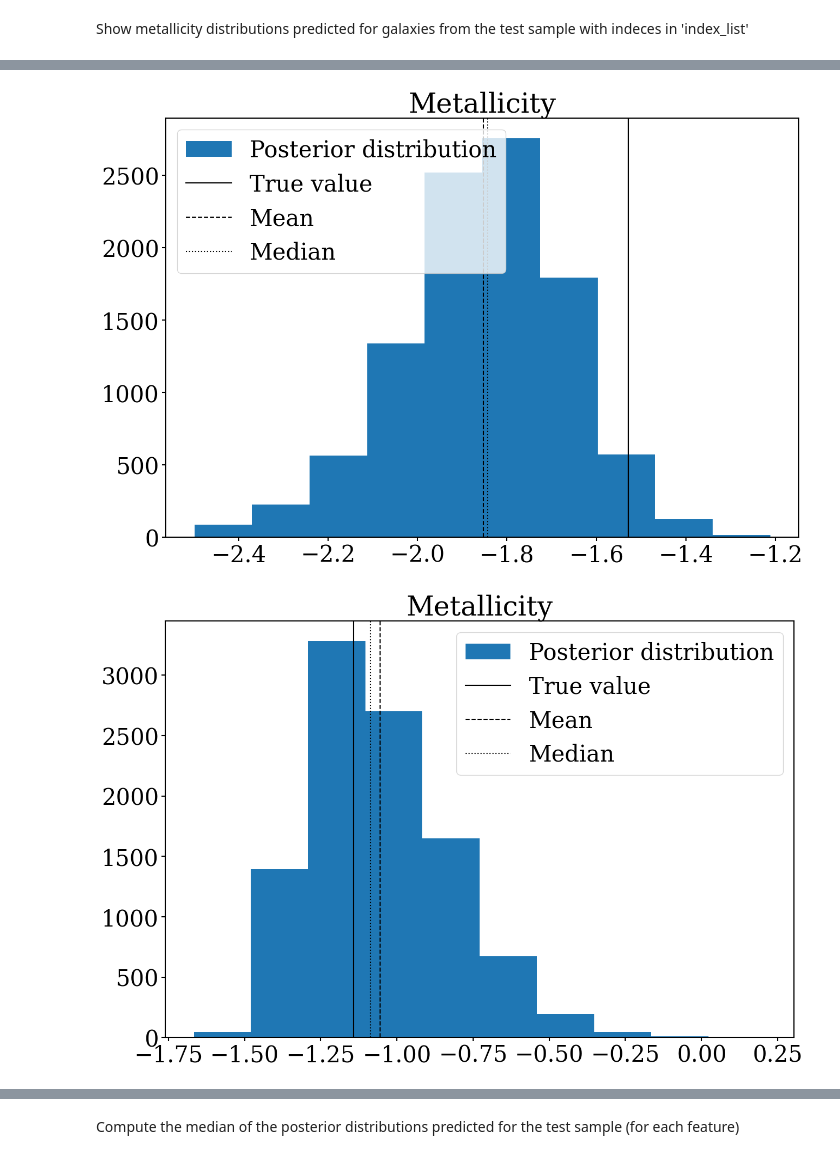
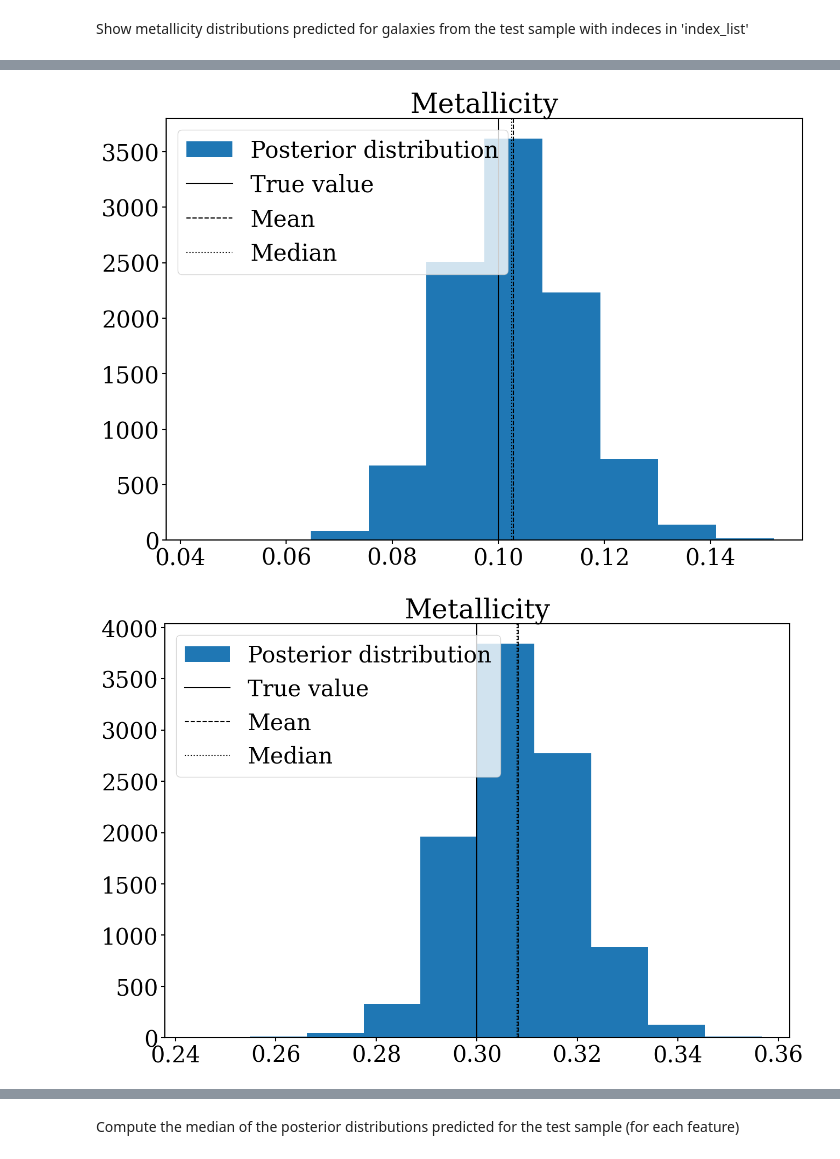
Before and after one commit to patriglesias/SBI_SFHs, a Jupyter notebook: observations_short/posterior_estimation.ipynb, the cells around one changed output, grey strips where cells are left out. Drawn from its saved outputs; the diff is of its cells as text; code cells hidden in the pictures.

```diff
--- a/observations_short/posterior_estimation.ipynb
+++ b/observations_short/posterior_estimation.ipynb
@@ -28,9 +28,9 @@ mpl.rcParams["figure.figsize"] = (15,10)
 # %% [markdown]
 We load the percentiles and latent vectors for the full dataset, unify all the minibatches and visualize the data
 # %%
-latents_batch=np.load('./saved_models/latents_all_ssfr.npy',allow_pickle=True)
-percentiles=np.load('./saved_input/y_ssfr.npy',allow_pickle=True)
-latents=np.zeros((150000,16))
+latents_batch=np.load('./saved_models/latents_all_etg.npy',allow_pickle=True)
+percentiles=np.load('./saved_input/y_etg.npy',allow_pickle=True)
+latents=np.zeros((90000,16))
 batch_size=128
 
 #to create a single dataset with all the minibatches
@@ -62,13 +62,13 @@ We load the shuffling indeces and create the training vectors
 # %%
 #training with the first 135.000 elements of the dataset (previously shuffled)
 
-index_sh=np.load('./saved_models/ind_sh_ssfr.npy')
+index_sh=np.load('./saved_models/ind_sh_etg.npy')
 
 latents=latents[index_sh,:]
 percentiles=percentiles[index_sh,:]
 
-x=latents[:135000,:]
-theta=percentiles[:135000,:]
+x=latents[:81000,:]
+theta=percentiles[:81000,:]
 # %% [markdown]
 We define the range for the posterior estimation
 # %%
@@ -114,7 +122,7 @@ print(end-start, ' s')
 # %% [markdown]
 Save posterior or load it
 # %%
-file="./saved_models/my_posterior_ssfr.pkl"
+file="./saved_models/my_posterior_etg.pkl"
 
 with open(file, "wb") as handle:
     pickle.dump(qphi, handle)
@@ -186,7 +194,7 @@ plot_percentile_distribution()
 # %% [markdown]
 Show metallicity distributions predicted for galaxies from the test sample with indeces in 'index_list'
 # %%
-index_list=np.random.randint(135000,150000,5)
+index_list=np.random.randint(81000,90000,5)
 
 for k,j in enumerate(index_list):
                 Xobs=latents[j,:]
@@ -207,2 +215,2 @@ for k,j in enumerate(index_list):
-[figure, old version]
+[figure, new version]
-[figure, old version]
+[figure, new version]
```
Also changed, not shown: parts of 9 cells of this notebook, 15 other files.
